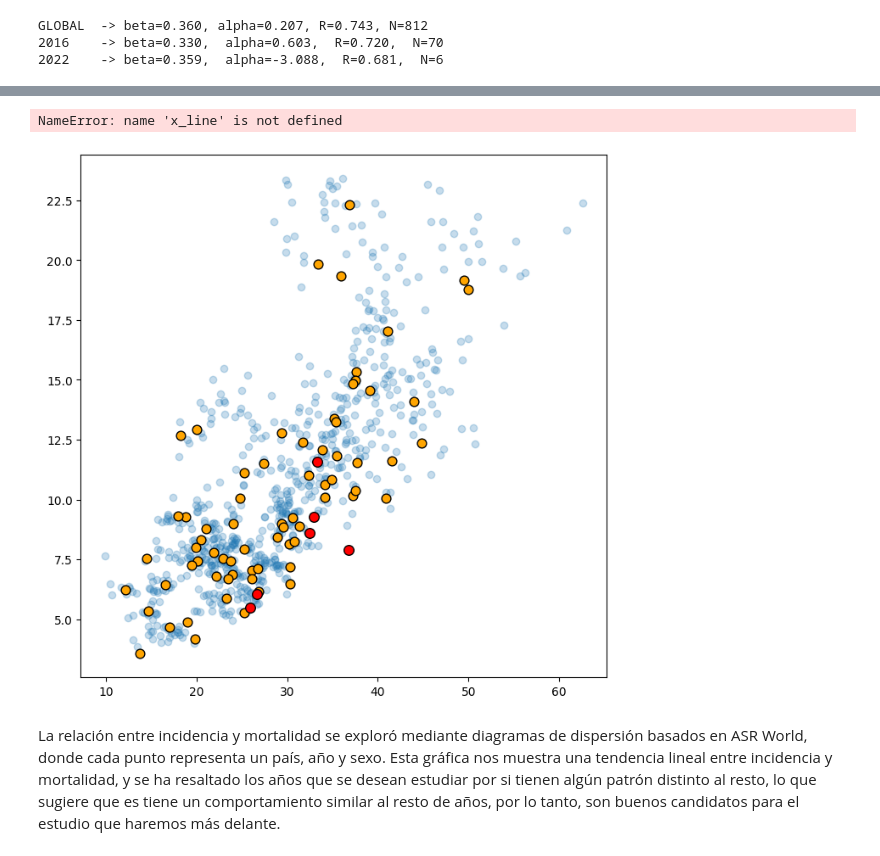
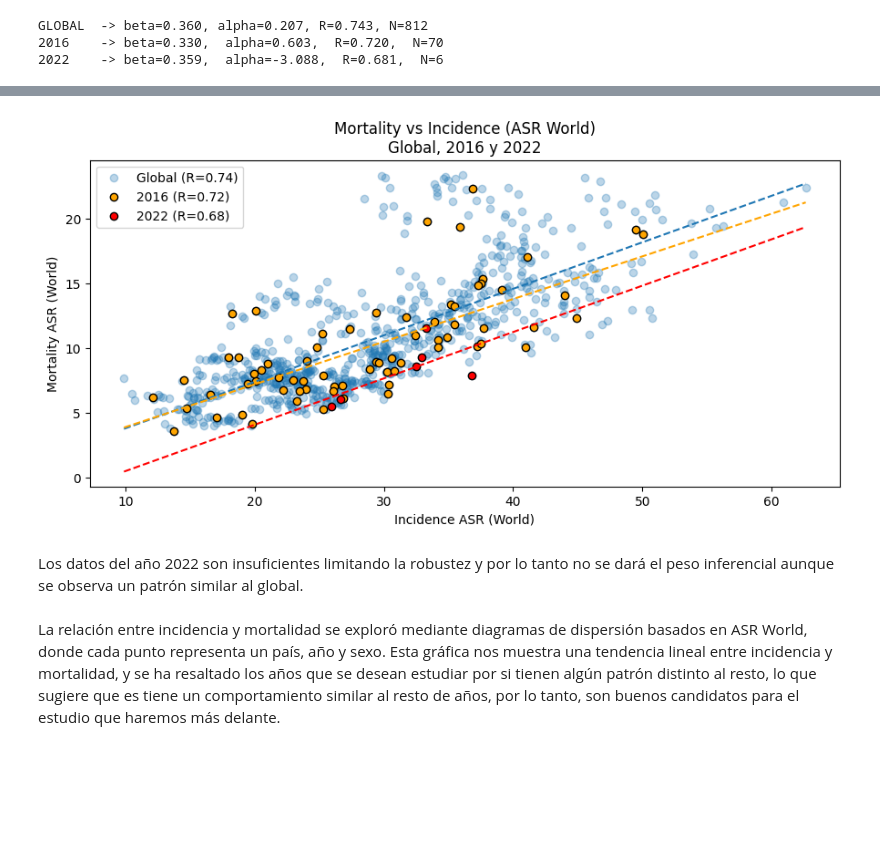
Before and after one commit to mehrerm/TFM, a Jupyter notebook: notebooks/01_load_and_clean_DIRAC.ipynb, the cells around one changed output, grey strips where cells are left out. Cells and saved outputs as stored; diff of their text form; code cells hidden in the pictures; blank space fills up the shorter version.

```diff
--- a/notebooks/01_load_and_clean_DIRAC.ipynb
+++ b/notebooks/01_load_and_clean_DIRAC.ipynb
@@ -878,54 +881,49 @@ Ahora se puede calcular tanto la correlación de Pearson como, la pendiente de l
 # %%
-plt.figure(figsize=(8, 8))
+plt.figure(figsize=(9, 7))
 
+# Dispersión
 plt.scatter(
-    pivot_all["Incidence"],
-    pivot_all["Mortality"],
-    alpha=0.25,
-    label="Otros años"
+    pivot_all["Incidence"], pivot_all["Mortality"],
+    alpha=0.3, label=f"Global (R={R_all:.2f})"
 )
 
 plt.scatter(
-    pivot_2016["Incidence"],
-    pivot_2016["Mortality"],
-    color="orange",
-    edgecolor="black",
-    s=60,
-    label="2016"
+    pivot_2016["Incidence"], pivot_2016["Mortality"],
+    color="orange", edgecolor="black",
+    label=f"2016 (R={R_16:.2f})"
 )
 
 plt.scatter(
-    pivot_2022["Incidence"],
-    pivot_2022["Mortality"],
-    color="red",
-    edgecolor="black",
-    s=70,
-    label="2022"
+    pivot_2022["Incidence"], pivot_2022["Mortality"],
+    color="red", edgecolor="black",
+    label=f"2022 (R={R_22:.2f})"
 )
 
-# Recta de regresión
-plt.plot(
-    x_line,
-    y_line,
-    color="black",
-    linewidth=2,
-    label=f"Regresión: y = {beta:.2f}x + {alpha:.2f}\nR = {R:.2f}"
+# Rectas
+x_line = np.linspace(
+    pivot_all["Incidence"].min(),
+    pivot_all["Incidence"].max(),
+    200
 )
 
+plt.plot(x_line, beta_all * x_line + alpha_all, linestyle="--")
+plt.plot(x_line, beta_16  * x_line + alpha_16,  linestyle="--", color="orange")
+plt.plot(x_line, beta_22  * x_line + alpha_22,  linestyle="--", color="red")
+
+# Estética
 plt.xlabel("Incidence ASR (World)")
 plt.ylabel("Mortality ASR (World)")
-plt.title("Mortality vs Incidence (ASR World)\nPendiente y correlación")
-
-# Escala 1:1
-plt.gca().set_aspect("equal", adjustable="box")
-
+plt.title("Mortality vs Incidence (ASR World)\nGlobal, 2016 y 2022")
 plt.legend()
-plt.grid(True, alpha=0.3)
+plt.grid(False)
 plt.tight_layout()
+plt.gca().set_aspect('equal', adjustable='box')
+plt.savefig(f"{fig_dir}/fig04_mortalidad_incidencia.jpg", dpi=300, bbox_inches="tight")
 plt.show()
 # %% [output]
-NameError: name 'x_line' is not defined
-[figure, old version]
+[figure, new version]
+# %% [markdown]
+Los datos del año 2022 son insuficientes limitando la robustez y por lo tanto no se dará el peso inferencial aunque se observa un patrón similar al global.
 # %% [markdown]
 La relación entre incidencia y mortalidad se exploró mediante diagramas de dispersión basados en ASR World, donde cada punto representa un país, año y sexo. Esta gráfica nos muestra una tendencia lineal entre incidencia y mortalidad, y se ha resaltado los años que se desean estudiar por si tienen algún patrón distinto al resto, lo que sugiere que es tiene un comportamiento similar al resto de años, por lo tanto, son buenos candidatos para el estudio que haremos más delante.
 # %%
```
Also changed, not shown: parts of 3 cells of this notebook.
